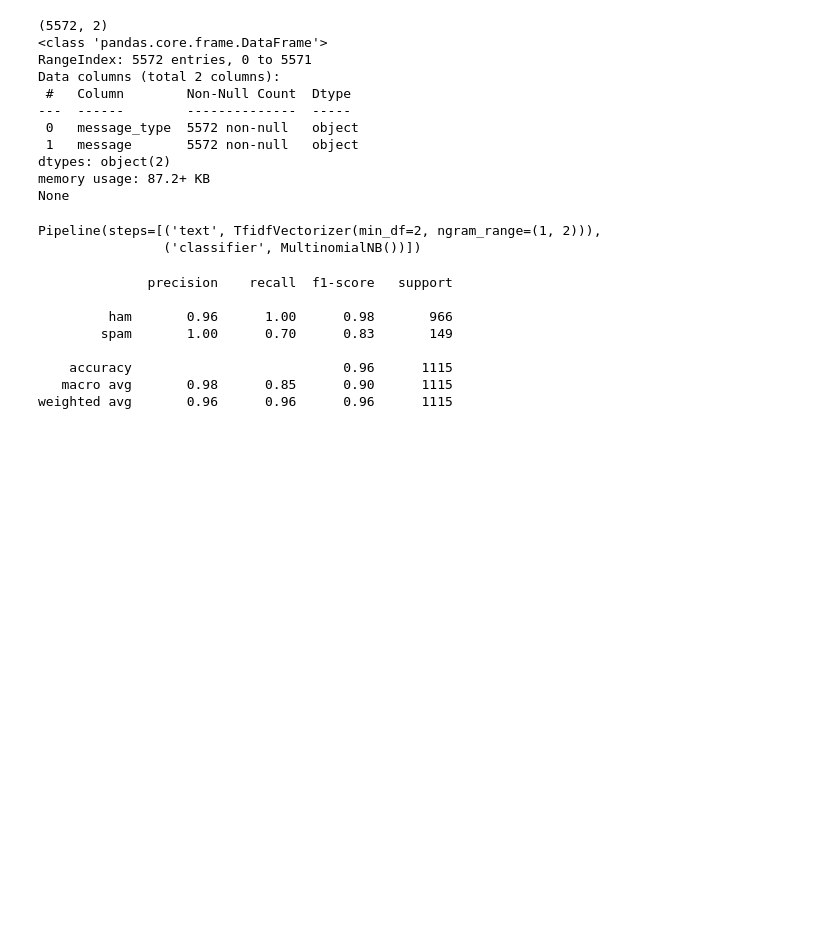
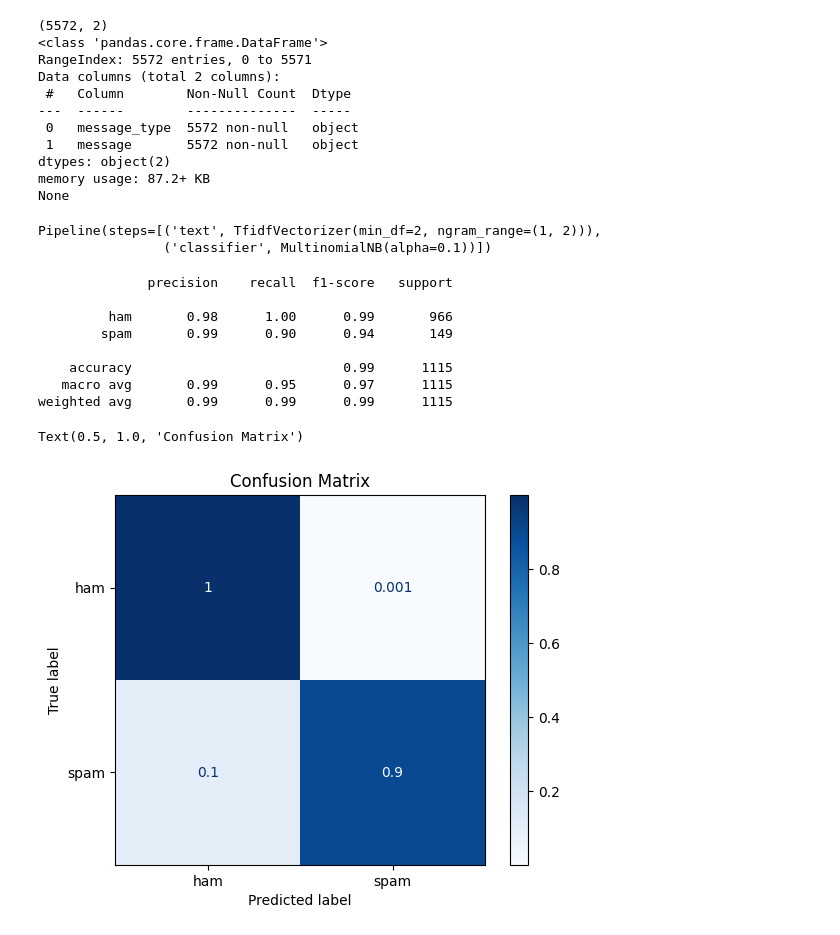
Before and after one commit to min-chipchip/spam-detection-app, a Jupyter notebook: notebooks/02_sklearn.ipynb, the cells around one changed output. Drawn from its saved outputs; the diff is of its cells as text; code cells hidden in the pictures; blank space fills up the shorter version.

Commit message:
Adding more ML steps for Cross-Validation, GridSearchCV and editing Spam-sensitive Probabilities

```diff
--- a/notebooks/02_sklearn.ipynb
+++ b/notebooks/02_sklearn.ipynb
@@ -37,21 +37,27 @@ X_train, X_test, y_train, y_test = train_test_split(
 
 model = Pipeline([
     ("text", TfidfVectorizer(ngram_range = (1, 2), min_df = 2)),
-    ("classifier", MultinomialNB()),
+    ("classifier", MultinomialNB(alpha = 0.1)),
 ])
 
 model.fit(X_train, y_train)
 # %% [output]
 Pipeline(steps=[('text', TfidfVectorizer(min_df=2, ngram_range=(1, 2))),
-                ('classifier', MultinomialNB())])
+                ('classifier', MultinomialNB(alpha=0.1))])
-# %%
-print(classification_report(y_test, model.predict(X_test)))
-# %% [output]
-              precision    recall  f1-score   support
-
-         ham       0.96      1.00      0.98       966
-        spam       1.00      0.70      0.83       149
-
-    accuracy                           0.96      1115
-   macro avg       0.98      0.85      0.90      1115
-weighted avg       0.96      0.96      0.96      1115
+# %%
+print(classification_report(y_test, model.predict(X_test)))
+disp = ConfusionMatrixDisplay.from_estimator(
+    model, X_test, y_test, display_labels = model.classes_, cmap = "Blues", normalize = "true"
+)
+disp.ax_.set_title("Confusion Matrix")
+# %% [output]
+              precision    recall  f1-score   support
+
+         ham       0.98      1.00      0.99       966
+        spam       0.99      0.90      0.94       149
+
+    accuracy                           0.99      1115
+   macro avg       0.99      0.95      0.97      1115
+weighted avg       0.99      0.99      0.99      1115
+Text(0.5, 1.0, 'Confusion Matrix')
+[figure, added]
```
Also changed, not shown: parts of 11 cells of this notebook.
